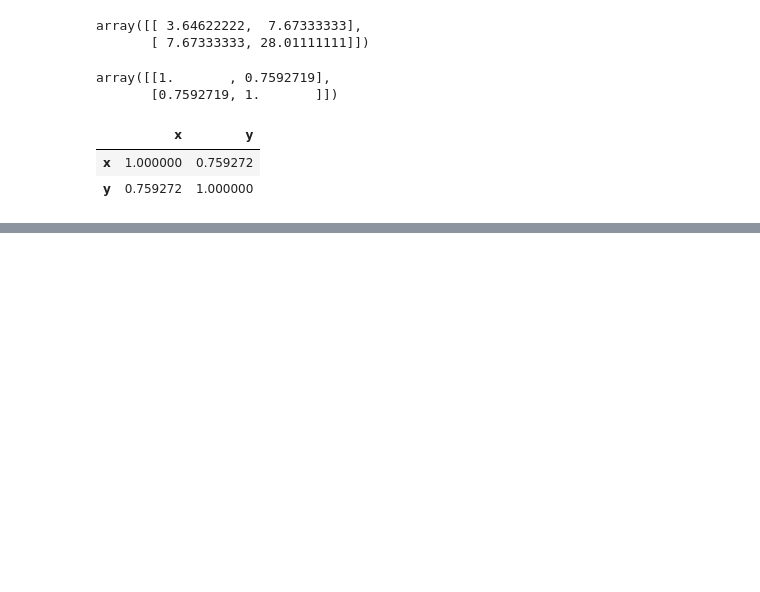
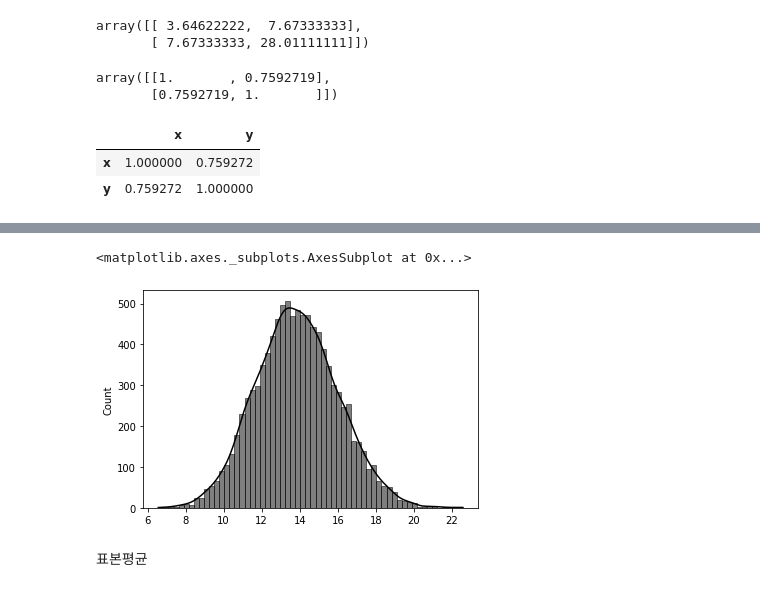
Before and after one commit to ttma333/python, a Jupyter notebook: 확률과_통계1.ipynb, the cells around one changed output, grey strips where cells are left out. Drawn from its saved outputs; the diff is of its cells as text; code cells hidden in the pictures; blank space fills up the shorter version.

```diff
--- a/확률과_통계1.ipynb
+++ b/확률과_통계1.ipynb
@@ -299,0 +425,7 @@ array([3.11388702, 4.23085978, 3.55342435, 4.09696665, 4.08725658,
+# %%
+sns.histplot(a,color='black',kde=True)
+# %% [output]
+<matplotlib.axes._subplots.AxesSubplot at 0x...>
+[figure, added]
+# %% [markdown]
+표본평균
```
Also changed, not shown: parts of 107 cells of this notebook.
